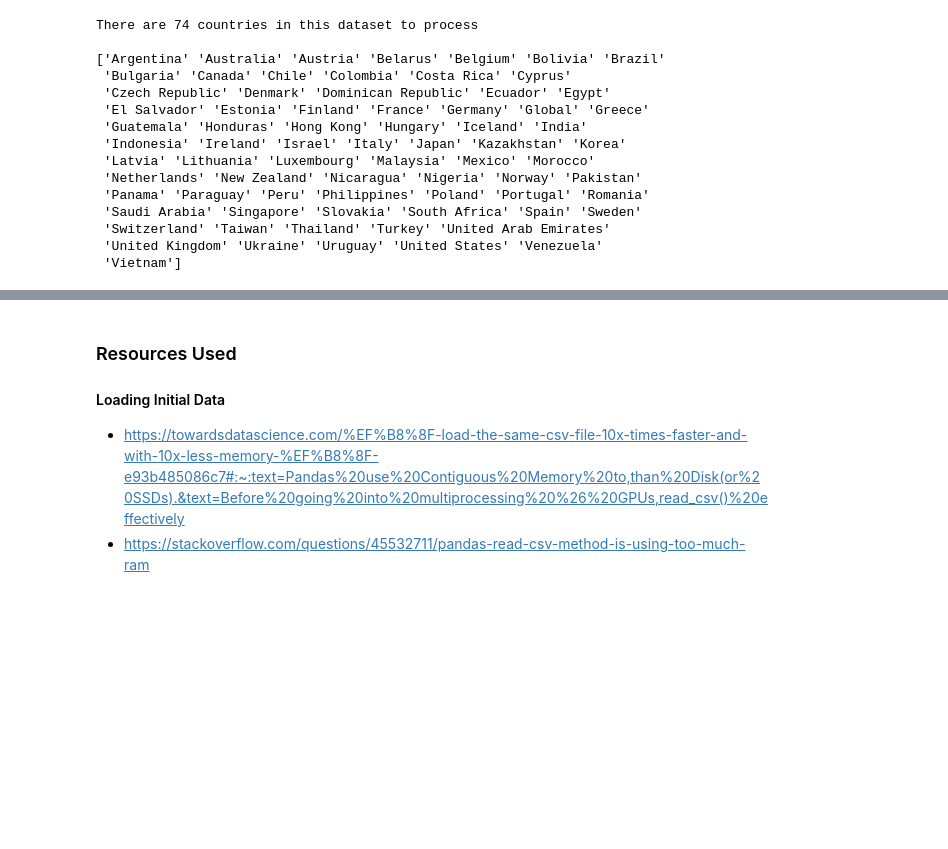
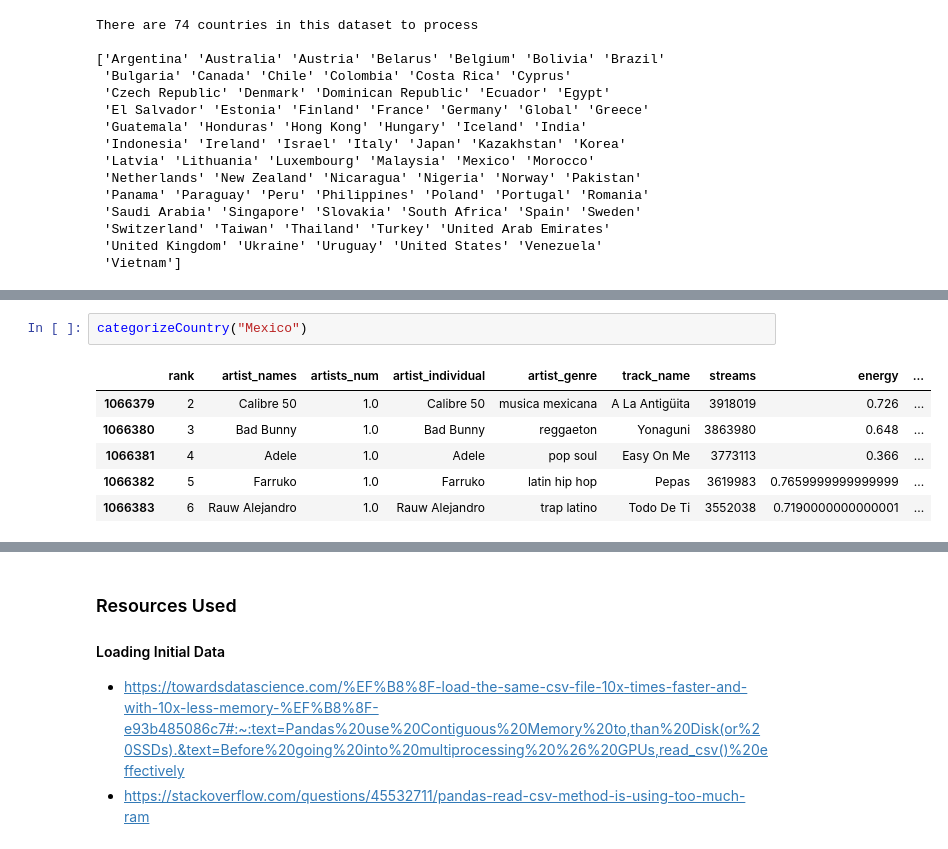
Before and after one commit to tbui00/ics438_final, a Jupyter notebook: final_report.ipynb, the cells around one changed output, grey strips where cells are left out. Cells and saved outputs as stored; diff of their text form; blank space fills up the shorter version.

```diff
--- a/final_report.ipynb
+++ b/final_report.ipynb
@@ -124,0 +137,9 @@ categorizeCountry("Canada")
+# %%
+categorizeCountry("Mexico")
+# %% [output]
+|  | rank | artist_names | artists_num | artist_individual | artist_genre | track_name | streams | energy | ... |
+| 1066379 | 2 | Calibre 50 | 1.0 | Calibre 50 | musica mexicana | A La Antigüita | 3918019 | 0.726 | ... |
+| 1066380 | 3 | Bad Bunny | 1.0 | Bad Bunny | reggaeton | Yonaguni | 3863980 | 0.648 | ... |
+| 1066381 | 4 | Adele | 1.0 | Adele | pop soul | Easy On Me | 3773113 | 0.366 | ... |
+| 1066382 | 5 | Farruko | 1.0 | Farruko | latin hip hop | Pepas | 3619983 | 0.7659999999999999 | ... |
+| 1066383 | 6 | Rauw Alejandro | 1.0 | Rauw Alejandro | trap latino | Todo De Ti | 3552038 | 0.7190000000000001 | ... |
```
Also changed, not shown: parts of 4 cells of this notebook.
